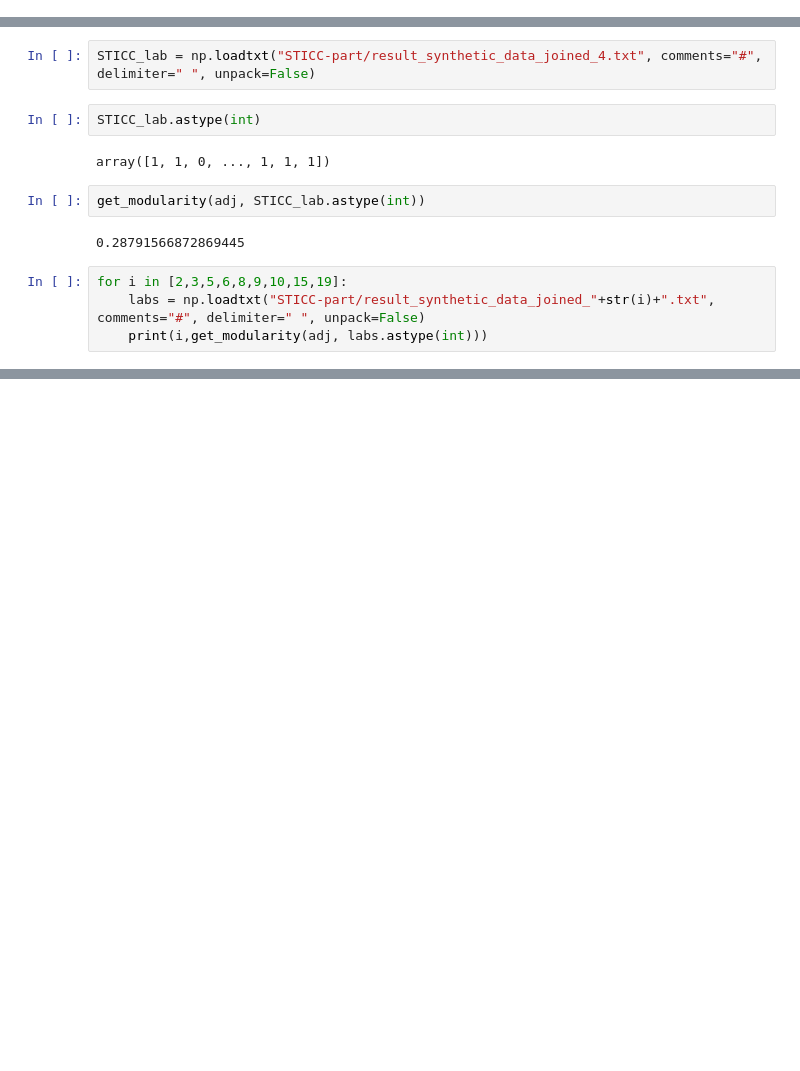
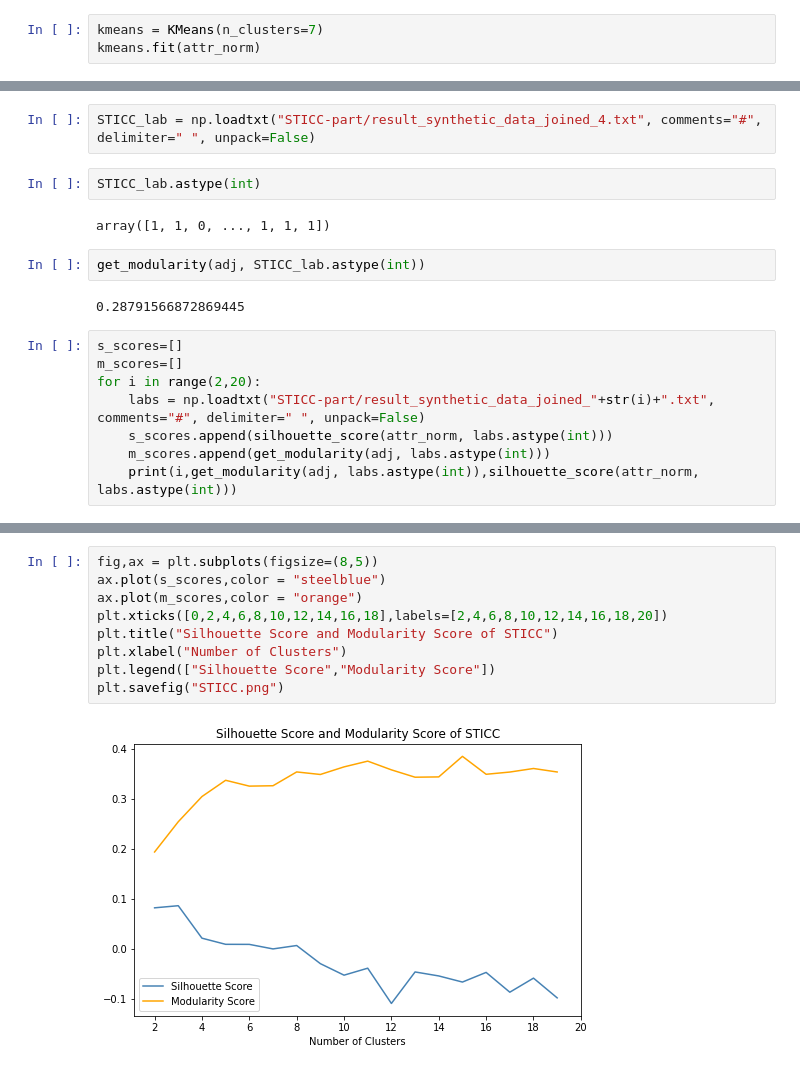
Before and after one commit to ychen884/STICC-GCC, a Jupyter notebook: try_louvain.ipynb, the cells around one changed output, grey strips where cells are left out. Drawn from its saved outputs; the diff is of its cells as text; blank space fills up the shorter version.

```diff
--- a/try_louvain.ipynb
+++ b/try_louvain.ipynb
@@ -174,3 +160,6 @@ silhouette_score(attr_norm, kmeans.labels_)
 0.16866620789988962
 # %%
 np.savetxt("Louvain_cluster.txt", labels, delimiter=" ")
+# %%
+kmeans = KMeans(n_clusters=7)
+kmeans.fit(attr_norm)
@@ -187,7 +178,11 @@ get_modularity(adj, STICC_lab.astype(int))
 # %% [output]
 0.28791566872869445
 # %%
-for i in [2,3,5,6,8,9,10,15,19]:
+s_scores=[]
+m_scores=[]
+for i in range(2,20):
     labs = np.loadtxt("STICC-part/result_synthetic_data_joined_"+str(i)+".txt", comments="#", delimiter=" ", unpack=False)
-    print(i,get_modularity(adj, labs.astype(int)))
+    s_scores.append(silhouette_score(attr_norm, labs.astype(int)))
+    m_scores.append(get_modularity(adj, labs.astype(int)))
+    print(i,get_modularity(adj, labs.astype(int)),silhouette_score(attr_norm, labs.astype(int)))
 # %% [output]
@@ -202,0 +207,11 @@ for i in [2,3,5,6,8,9,10,15,19]:
+# %%
+fig,ax = plt.subplots(figsize=(8,5))
+ax.plot(s_scores,color = "steelblue")
+ax.plot(m_scores,color = "orange")
+plt.xticks([0,2,4,6,8,10,12,14,16,18],labels=[2,4,6,8,10,12,14,16,18,20])
+plt.title("Silhouette Score and Modularity Score of STICC")
+plt.xlabel("Number of Clusters")
+plt.legend(["Silhouette Score","Modularity Score"])
+plt.savefig("STICC.png")
+# %% [output]
+[figure, added]
```
Also changed, not shown: parts of 5 cells of this notebook, 2 other files.
